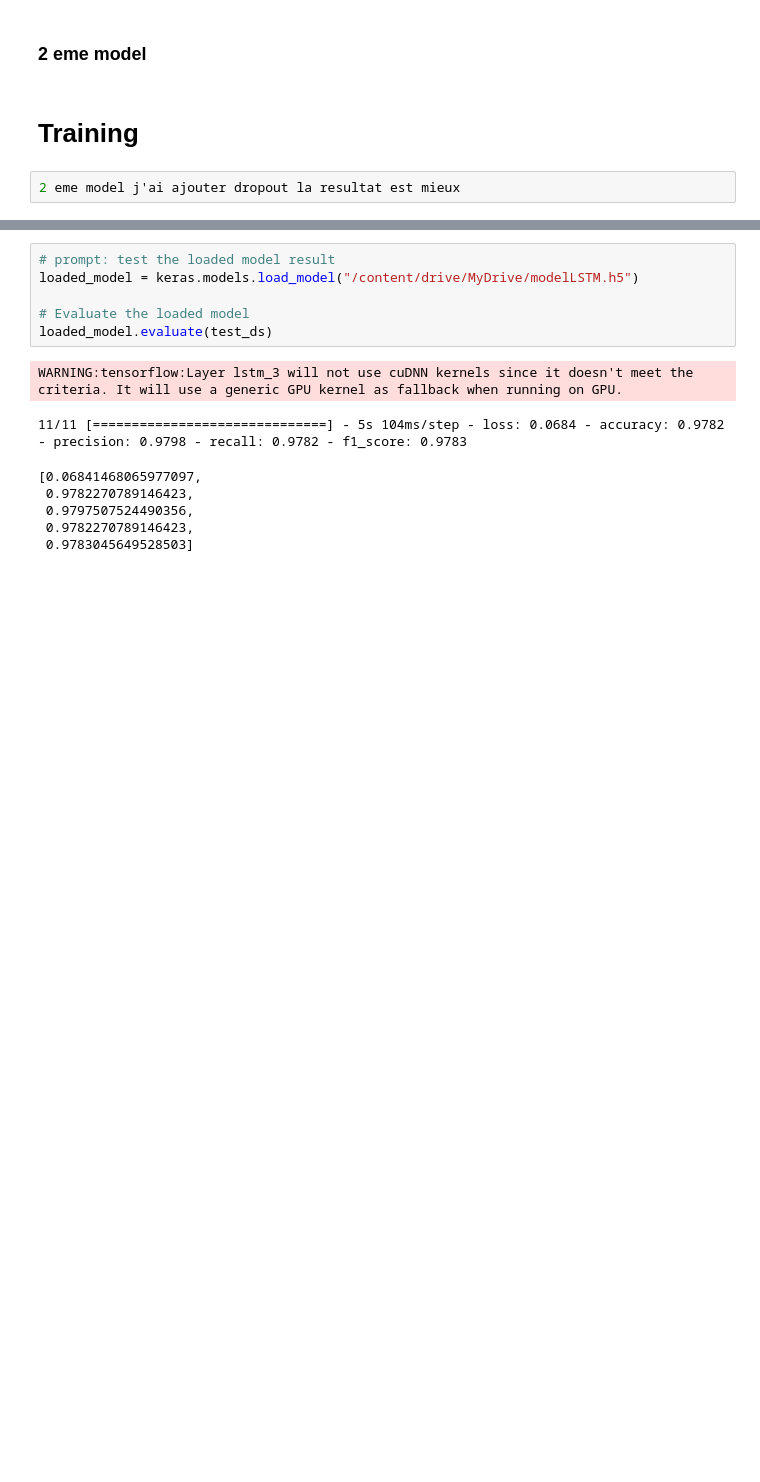
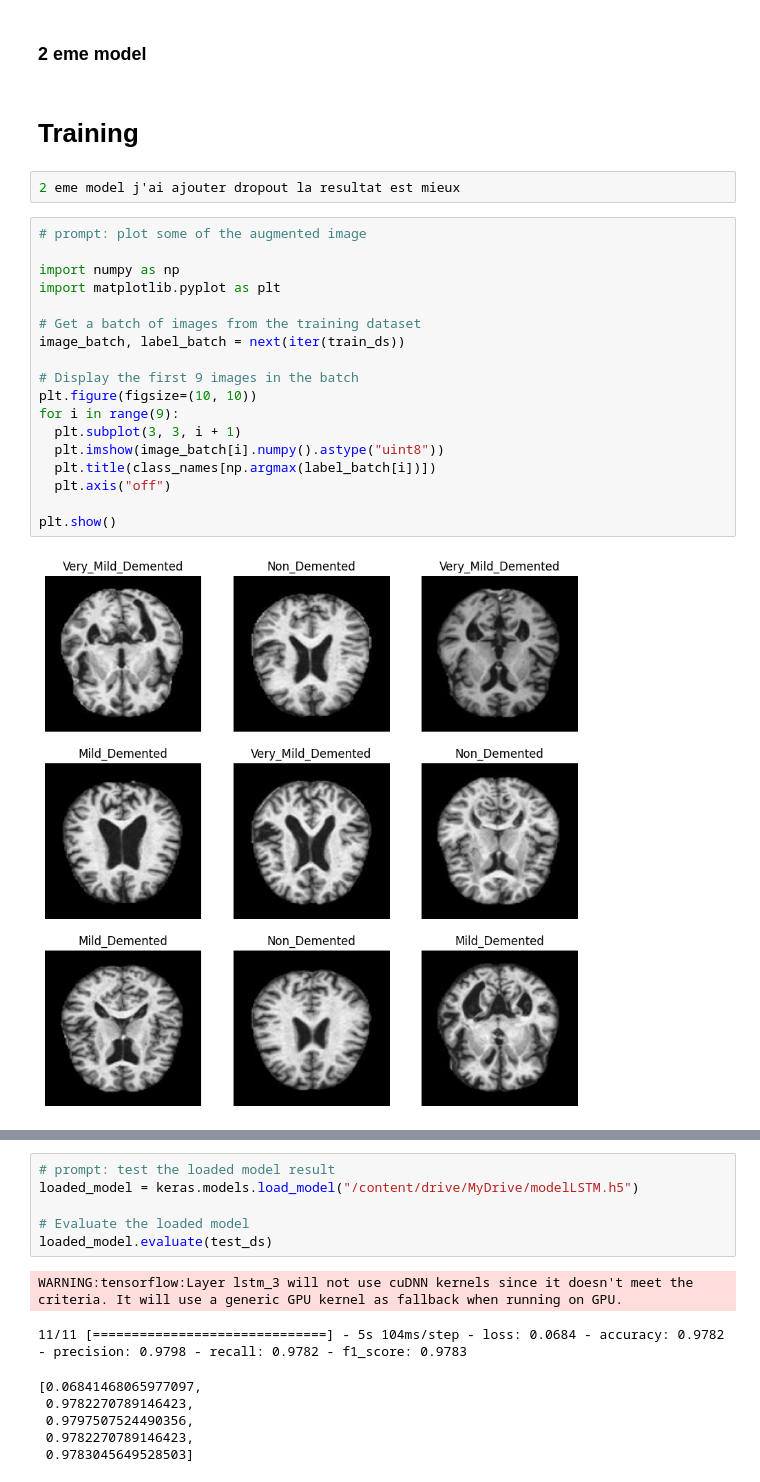
Before and after one commit to MaysamCHAARI/-Entity-relationship_checkpoint, a Jupyter notebook: CNN_LSTM_model_dataset1.ipynb, the cells around one changed output, grey strips where cells are left out. Drawn from its saved outputs; the diff is of its cells as text; blank space fills up the shorter version.

```diff
--- a/CNN_LSTM_model_dataset1.ipynb
+++ b/CNN_LSTM_model_dataset1.ipynb
@@ -250,3 +298,23 @@ _________________________________________________________________
 # Training
 # %%
 2 eme model j'ai ajouter dropout la resultat est mieux
+# %%
+# prompt: plot some of the augmented image
+
+import numpy as np
+import matplotlib.pyplot as plt
+
+# Get a batch of images from the training dataset
+image_batch, label_batch = next(iter(train_ds))
+
+# Display the first 9 images in the batch
+plt.figure(figsize=(10, 10))
+for i in range(9):
+  plt.subplot(3, 3, i + 1)
+  plt.imshow(image_batch[i].numpy().astype("uint8"))
+  plt.title(class_names[np.argmax(label_batch[i])])
+  plt.axis("off")
+
+plt.show()
+# %% [output]
+[figure, added]
```
Also changed, not shown: parts of 9 cells of this notebook.
